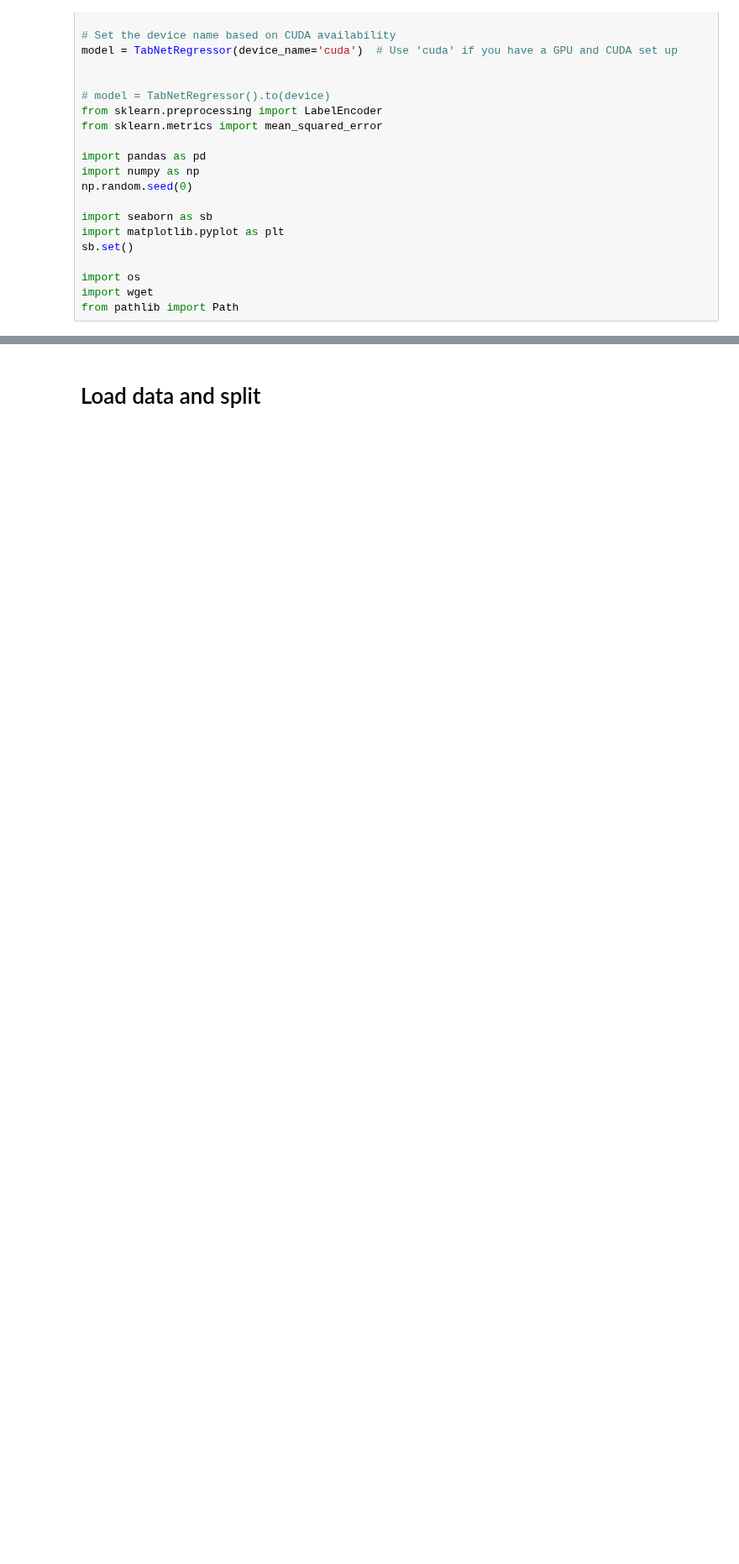
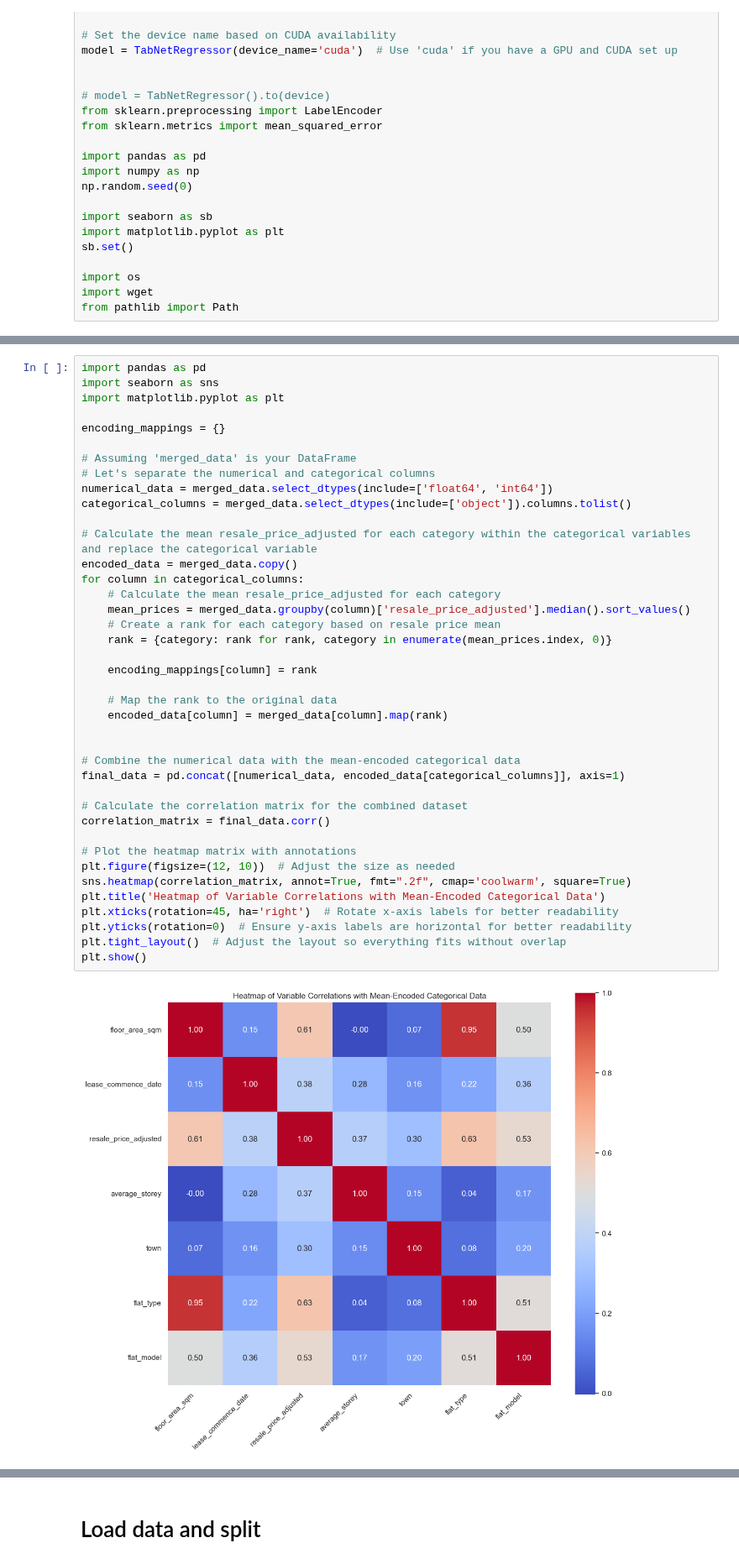
Before and after one commit to KuroInit/HDB-Resale-Price-Predict, a Jupyter notebook: MiniProject.ipynb, the cells around one changed output, grey strips where cells are left out. Shown at 84% size. Drawn from its saved outputs; the diff is of its cells as text; blank space fills up the shorter version.

```diff
--- a/MiniProject.ipynb
+++ b/MiniProject.ipynb
@@ -166,0 +215,42 @@ dtype: object
+# %%
+import pandas as pd
+import seaborn as sns
+import matplotlib.pyplot as plt
+
+encoding_mappings = {}
+
+# Assuming 'merged_data' is your DataFrame
+# Let's separate the numerical and categorical columns
+numerical_data = merged_data.select_dtypes(include=['float64', 'int64'])
+categorical_columns = merged_data.select_dtypes(include=['object']).columns.tolist()
+
+# Calculate the mean resale_price_adjusted for each category within the categorical variables and replace the categorical variable
+encoded_data = merged_data.copy()
+for column in categorical_columns:
+    # Calculate the mean resale_price_adjusted for each category
+    mean_prices = merged_data.groupby(column)['resale_price_adjusted'].median().sort_values()
+    # Create a rank for each category based on resale price mean
+    rank = {category: rank for rank, category in enumerate(mean_prices.index, 0)}
+
+    encoding_mappings[column] = rank
+
+    # Map the rank to the original data
+    encoded_data[column] = merged_data[column].map(rank)
+
+
+# Combine the numerical data with the mean-encoded categorical data
+final_data = pd.concat([numerical_data, encoded_data[categorical_columns]], axis=1)
+
+# Calculate the correlation matrix for the combined dataset
+correlation_matrix = final_data.corr()
+
+# Plot the heatmap matrix with annotations
+plt.figure(figsize=(12, 10))  # Adjust the size as needed
+sns.heatmap(correlation_matrix, annot=True, fmt=".2f", cmap='coolwarm', square=True)
+plt.title('Heatmap of Variable Correlations with Mean-Encoded Categorical Data')
+plt.xticks(rotation=45, ha='right')  # Rotate x-axis labels for better readability
+plt.yticks(rotation=0)  # Ensure y-axis labels are horizontal for better readability
+plt.tight_layout()  # Adjust the layout so everything fits without overlap
+plt.show()
+# %% [output]
+[figure, added]
```
Also changed, not shown: parts of 50 cells of this notebook, 2 other files.
